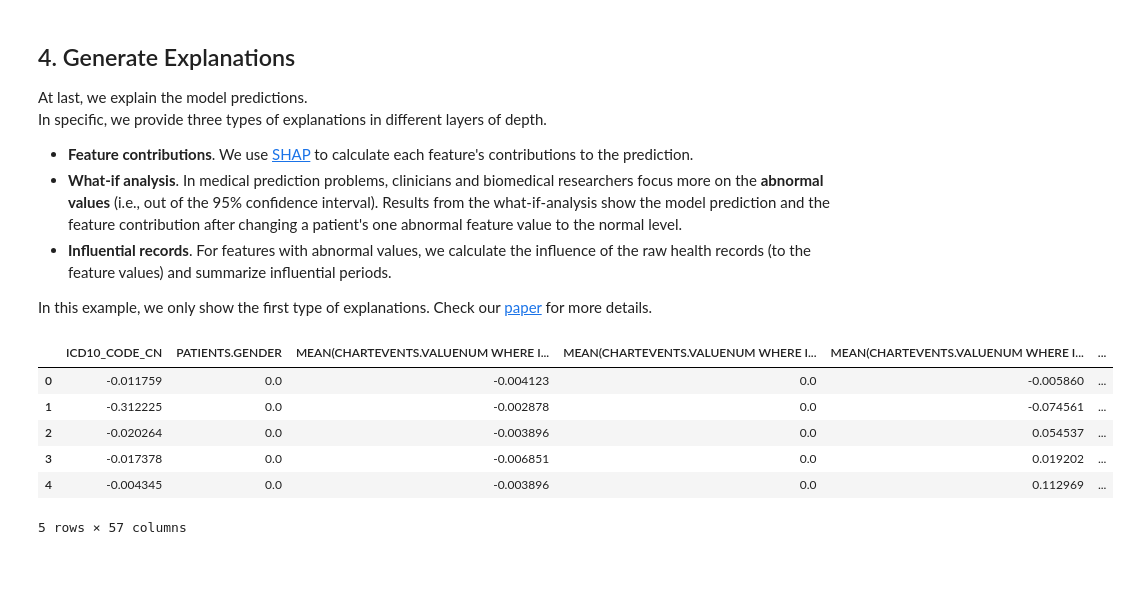
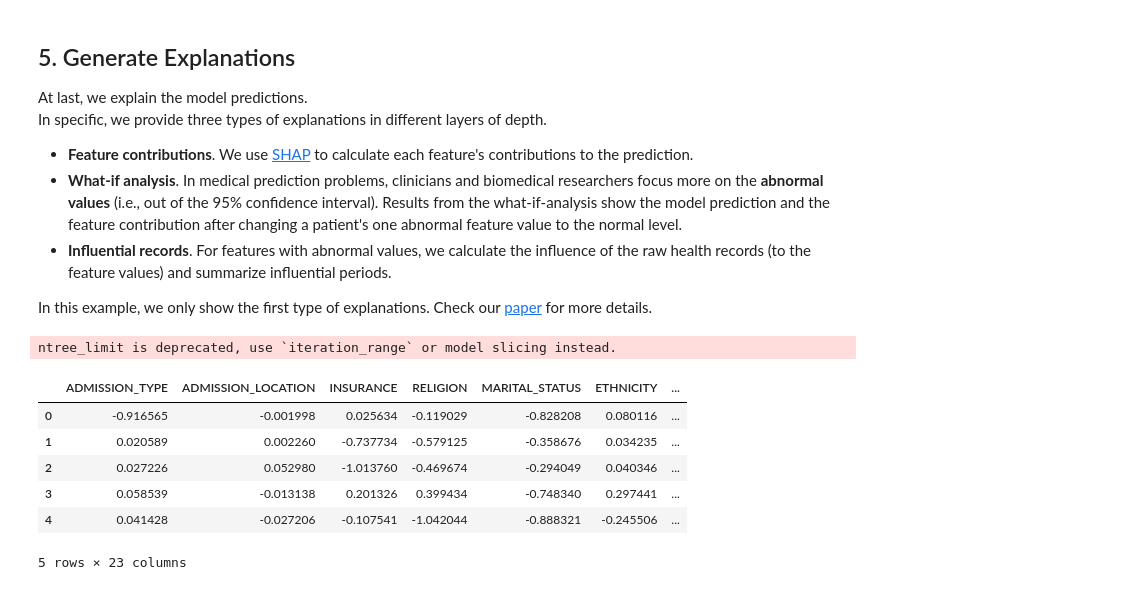
Before and after one commit to sibyl-dev/VBridge, a Jupyter notebook: notebooks/Getting Started.ipynb, the cells around one changed output. Drawn from its saved outputs; the diff is of its cells as text; code cells hidden in the pictures.

Commit message:
Create a showcase based on the public mimic-demo dataset (#41)

```diff
--- a/notebooks/Getting Started.ipynb
+++ b/notebooks/Getting Started.ipynb
@@ -34,3 +43,6 @@ feature entity  : PATIENTS, ADMISSIONS, LABEVENTS, CHARTEVENTS
 labels
 - mortality     : ['low-risk', 'high-risk']
+# %%
+# create a vbridge instance based on the task
+vbridge = VBridge(task)
 # %% [markdown]
@@ -42,5 +54,5 @@ In brief, an `Entityset` is a collection of dataframes and the relationships bet
 Please check [featuretools](https://featuretools.alteryx.com/en/stable/getting_started/using_entitysets.html) for more details.
 # %%
 # load the entity set
-es = create_entityset('pic', verbose=False)
+vbridge.load_entity_set()
 # %% [markdown]
@@ -50,6 +62,6 @@ Then, we generate features from `feature entities` defined in the Task object.\
 The generation process is automatically done by using the [Deep Feature Synthesis](https://featuretools.alteryx.com/en/stable/getting_started/afe.html) method.
 # %%
 # load features
-feat = Featurization(es, task)
-fm, fl = feat.generate_features()
+feature_matrix, feature_list = vbridge.generate_features()
+feature_matrix.head()
 # %% [output]
@@ -78,8 +85,4 @@ Third, we train a sample machine learning model (i.e., xgboost) for the mortalit
 # %%
 # train an xgboost model to predict the mortality risk
-model_manager = ModelManager(fm, es, task)
-model_manager.fit_all()
-
-# evaluate the model
-model_manager.evaluate()
+vbridge.train_model()
 # %% [output]
@@ -89,5 +96,5 @@ model_manager.evaluate()
 # %% [markdown]
-## 4. Generate Explanations
+## 5. Generate Explanations
 
 At last, we explain the model predictions.\
 In specific, we provide three types of explanations in different layers of depth.
@@ -98,16 +105,17 @@ In specific, we provide three types of explanations in different layers of depth
 In this example, we only show the first type of explanations. Check our [paper](https://arxiv.org/abs/2108.02550) for more details.
 # %%
 # generate shap values
-shap_values = model_manager.explain(X=fm, target='mortality')
+shap_values = vbridge.feature_explain(X=feature_matrix, target='mortality')
 shap_values.head()
 # %% [output]
+ntree_limit is deprecated, use `iteration_range` or model slicing instead.
-|  | ICD10_CODE_CN | PATIENTS.GENDER | MEAN(CHARTEVENTS.VALUENUM WHERE I... | MEAN(CHARTEVENTS.VALUENUM WHERE I... | MEAN(CHARTEVENTS.VALUENUM WHERE I... | ... |
-| 0 | -0.011759 | 0.0 | -0.004123 | 0.0 | -0.005860 | ... |
-| 1 | -0.312225 | 0.0 | -0.002878 | 0.0 | -0.074561 | ... |
-| 2 | -0.020264 | 0.0 | -0.003896 | 0.0 | 0.054537 | ... |
-| 3 | -0.017378 | 0.0 | -0.006851 | 0.0 | 0.019202 | ... |
-| 4 | -0.004345 | 0.0 | -0.003896 | 0.0 | 0.112969 | ... |
+|  | ADMISSION_TYPE | ADMISSION_LOCATION | INSURANCE | RELIGION | MARITAL_STATUS | ETHNICITY | ... |
+| 0 | -0.916565 | -0.001998 | 0.025634 | -0.119029 | -0.828208 | 0.080116 | ... |
+| 1 | 0.020589 | 0.002260 | -0.737734 | -0.579125 | -0.358676 | 0.034235 | ... |
+| 2 | 0.027226 | 0.052980 | -1.013760 | -0.469674 | -0.294049 | 0.040346 | ... |
+| 3 | 0.058539 | -0.013138 | 0.201326 | 0.399434 | -0.748340 | 0.297441 | ... |
+| 4 | 0.041428 | -0.027206 | -0.107541 | -1.042044 | -0.888321 | -0.245506 | ... |
-5 rows × 57 columns
+5 rows × 23 columns
 # %%
 import shap
 
```
Also changed, not shown: parts of 11 cells of this notebook.
